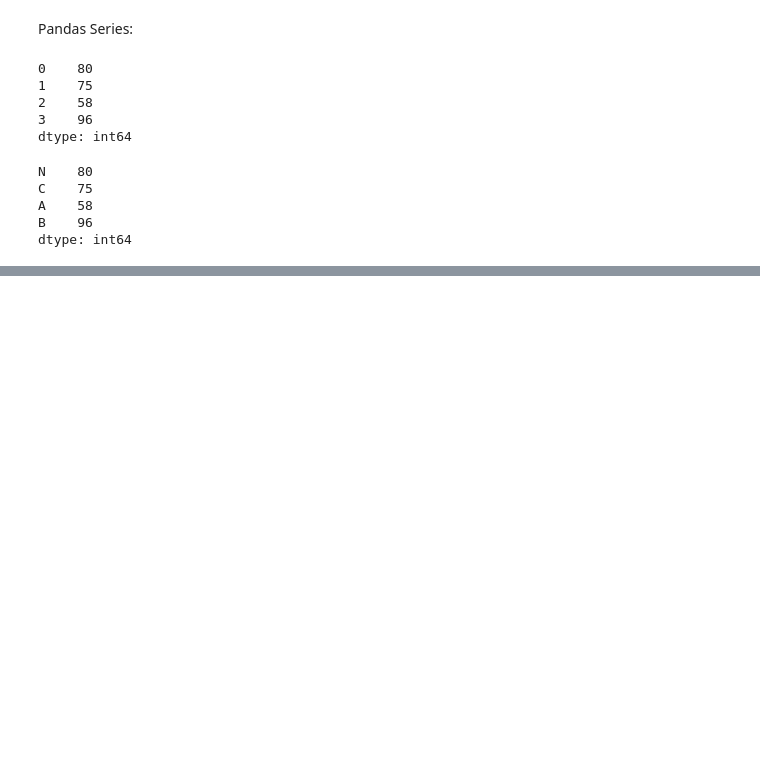
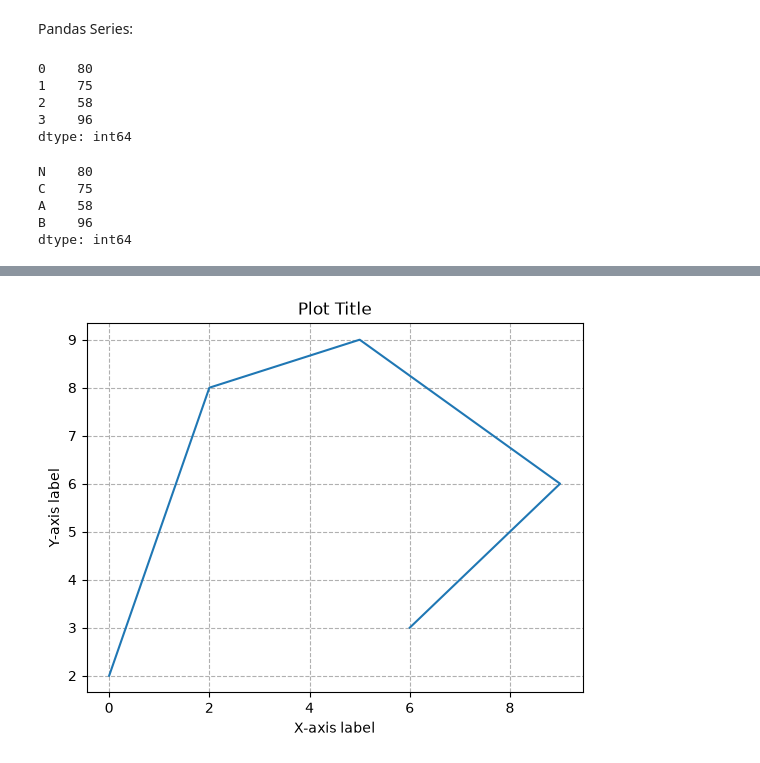
Before and after one commit to Aarati123456/python-data-science, a Jupyter notebook: pandas.ipynb, the cells around one changed output, grey strips where cells are left out. Cells and saved outputs as stored; diff of their text form; code cells hidden in the pictures; blank space fills up the shorter version.

```diff
--- a/pandas.ipynb
+++ b/pandas.ipynb
@@ -50,0 +117,12 @@ dtype: int64
+# %%
+X = [0, 2, 5, 9, 6]
+Y = [2, 8, 9, 6, 3]
+
+plt.plot(X, Y)
+plt.xlabel("X-axis label")
+plt.ylabel("Y-axis label")
+plt.title("Plot Title")
+plt.grid(True, linestyle="--", alpha=1)
+plt.show()
+# %% [output]
+[figure, added]
```
Also changed, not shown: parts of 9 cells of this notebook, 2 other files.
